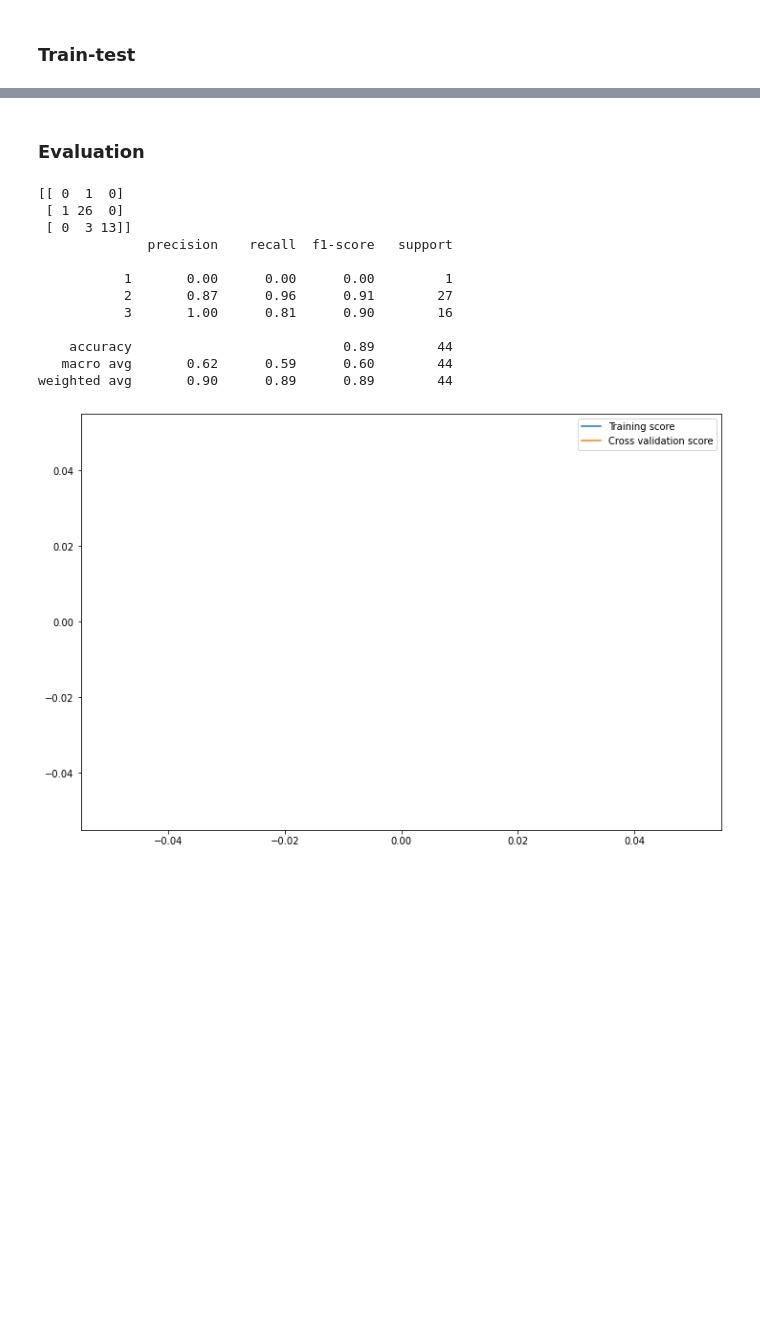
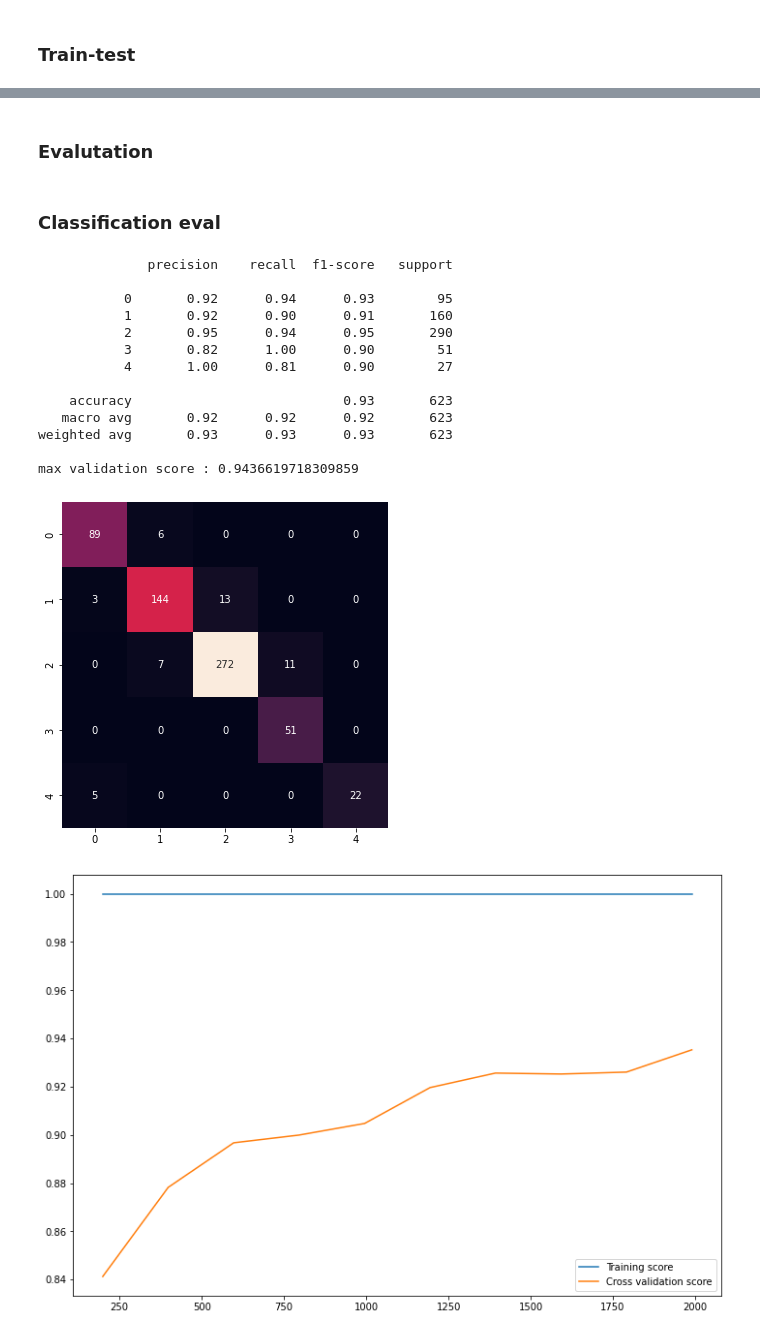
Before and after one commit to NanoClem/boston-housing-ML, a Jupyter notebook: ML_modelization.ipynb, the cells around one changed output, grey strips where cells are left out. Saved outputs shown, nothing was run; the diff lists cells and outputs as text; code cells hidden in the pictures; blank space fills up the shorter version.

```diff
--- a/ML_modelization.ipynb
+++ b/ML_modelization.ipynb
@@ -133,7 +153,7 @@ def preprocessing(df_: pd.DataFrame, encode_cols: list, target_col: str):
 # %%
 from sklearn.model_selection import train_test_split
 # %%
-rd_state = 1    # gives a better classes repartition between train/test
+rd_state = 2    # gives a better classes repartition between train/test
 t_size = 0.2
 # %%
 train_set, test_set = train_test_split(df_prep, test_size=t_size, random_state=rd_state)
@@ -174,7 +193,7 @@ Name: life_exp_cat, dtype: int64
 # %%
 from sklearn.tree import DecisionTreeClassifier
 # %%
-model = DecisionTreeClassifier(random_state=rd_state)
+tree_model = DecisionTreeClassifier(random_state=rd_state)
 # %% [markdown]
-### Evaluation
+### Evalutation
 # %%
@@ -182,35 +201,52 @@ from sklearn.metrics import f1_score, confusion_matrix, classification_report
 from sklearn.model_selection import learning_curve
 # %%
-def eval_model(model, X_train, y_train, X_test, y_test, cross_val=4):
+def eval_model(model, X_train, y_train, X_test, y_test, **kwargs: dict):
 
+    # Train model and predict
     model.fit(X_train, y_train)
     y_pred = model.predict(X_test)
 
-    print(confusion_matrix(y_test, y_pred))
+    # Show results
+    plt.figure(figsize=(9, 6))
+    sns.heatmap(
+        confusion_matrix(y_test, y_pred), square=True, annot=True, cbar=False, fmt='d'
+    )
     print(classification_report(y_test, y_pred))
 
-    N, train_score, val_score = learning_curve(model, X_train,
-                                               y_train, cv=cross_val,
-                                               scoring='f1',
-                                               fit_params={'average': 'macro'})
+    # Cross-validation
+    N, train_score, val_score = learning_curve(model, X_train, y_train, **kwargs)
 
     plt.figure(figsize=(12, 8))
     plt.plot(N, train_score.mean(axis=1), label='Training score')
     plt.plot(N, val_score.mean(axis=1), label='Cross validation score')
     plt.legend()
+
+    print(f'max validation score : {val_score.max()}')
+# %%
+cv_params = {
+    'cv': 5,
+    'train_sizes': np.linspace(0.1, 1, 10),
+    'scoring': 'f1_micro',      # better choice because of class imbalances
+    'shuffle': True,
+    'random_state': rd_state
+}
+# %% [markdown]
+### Classification eval
 # %%
-eval_model(model, X_train, y_train, X_test, y_test)
+eval_model(tree_model, X_train, y_train, X_test, y_test, **cv_params)
 # %% [output]
-[[ 0  1  0]
- [ 1 26  0]
- [ 0  3 13]]
               precision    recall  f1-score   support
 
-           1       0.00      0.00      0.00         1
-           2       0.87      0.96      0.91        27
-           3       1.00      0.81      0.90        16
+           0       0.92      0.94      0.93        95
+           1       0.92      0.90      0.91       160
+           2       0.95      0.94      0.95       290
+           3       0.82      1.00      0.90        51
+           4       1.00      0.81      0.90        27
 
-    accuracy                           0.89        44
-   macro avg       0.62      0.59      0.60        44
-weighted avg       0.90      0.89      0.89        44
+    accuracy                           0.93       623
+   macro avg       0.92      0.92      0.92       623
+weighted avg       0.93      0.93      0.93       623
+
+max validation score : 0.9436619718309859
-[figure, old version]
+[figure, new version]
+[figure, added]
```
Also changed, not shown: parts of 15 cells of this notebook, 3 other files.
